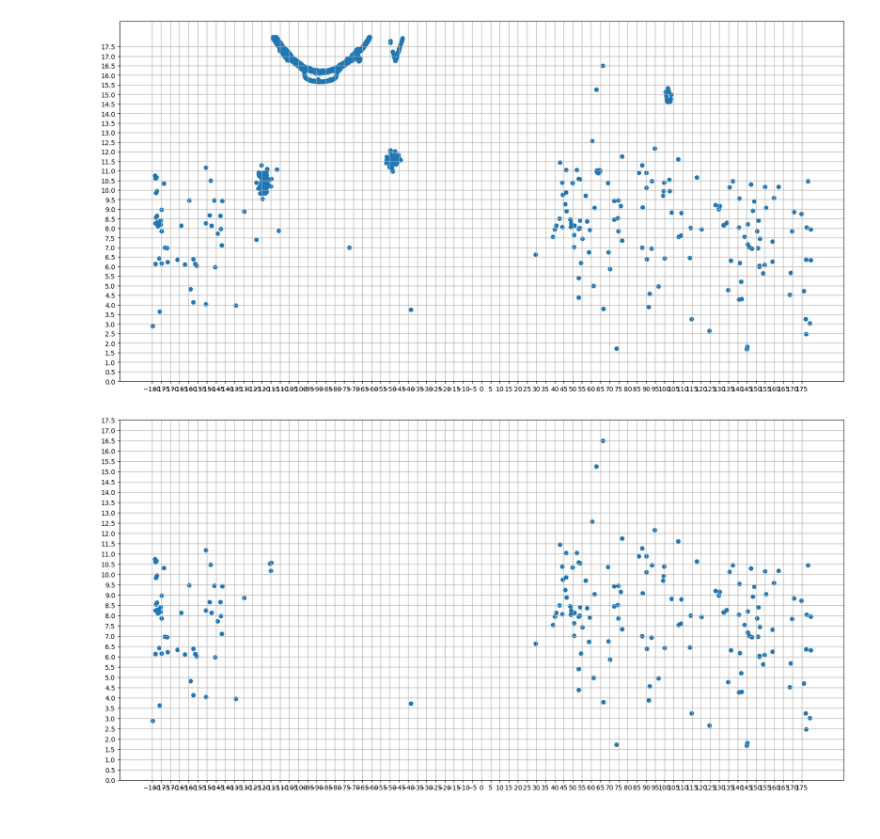
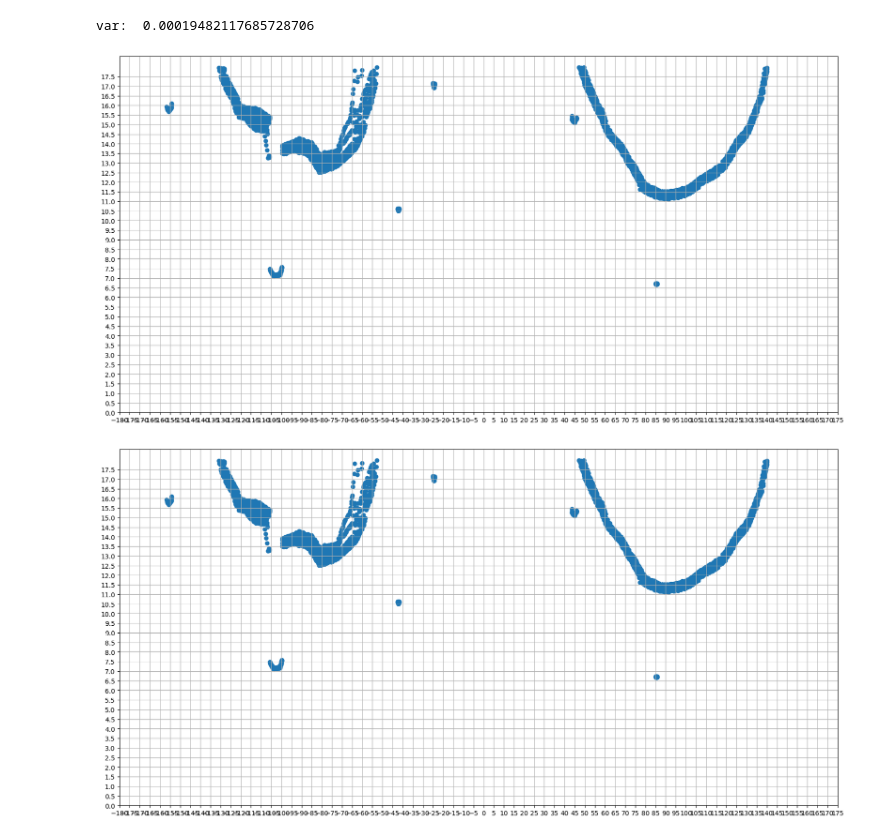
Before and after one commit to Kazawaryu/CARLA_ADA, a Jupyter notebook: test_code/s3/distri_iter.ipynb, the cells around one changed output. Saved outputs shown, nothing was run; the diff lists cells and outputs as text; code cells hidden in the pictures.

```diff
--- a/test_code/s3/distri_iter.ipynb
+++ b/test_code/s3/distri_iter.ipynb
@@ -22,9 +22,9 @@ from matplotlib import pyplot as plt
 # # file_name = '0000445520.bin'
 
 # pcd_path = os.path.join(dir_path, file_name)
-# idx = '017579'
-# pcd_path = '/home/newDisk/tool/carla_dataset_tool/dataset/training/velodyne/'+idx+'.bin'
-pcd_path = '/home/newDisk/cadcd/rain_01.bin'
+idx = '017579'
+pcd_path = '/home/newDisk/tool/carla_dataset_tool/raw_data/record_2024_0104_2328/vehicle.tesla.model3.master/velodyne/0000034979.bin'
+#pcd_path = '/home/newDisk/cadcd/snow_01.bin'
 pre_point = np.fromfile(str(pcd_path), dtype=np.dtype([
                                     ('x', np.float32),
                                     ('y', np.float32),
@@ -60,6 +60,11 @@ theta = np.arctan2(select_point[:,1], select_point[:,0])
 r = np.sqrt(select_point[:,0]**2 + select_point[:,1]**2)
 theta = theta*180/math.pi
 select_point_polar = np.array([theta, r]).T
+
+hist, bin_edges = np.histogram(select_point_polar[:,1], bins=100, range=(0, radius))
+hist = hist / np.sum(hist)
+var = np.var(hist)
+print('var: ', var)
 
 plt.figure(figsize=(20,10))
 plt.scatter(select_point_polar[:,0], select_point_polar[:,1])
@@ -97,32 +102,33 @@ for _ in range(loop):
     origin_length = 360 - sum(label_length.values())
     if origin_length < max_item[1]:
         origin_length = max_item[1]
         label_rho.pop(max_item[0])
         label_length.pop(max_item[0])
         near_points[-1] = near_points[max_item[0]]
 
     base_rho = K * near_points[-1]/origin_length
     drop_key = [k for k, v in label_rho.items() if v < base_rho]
 
     # drop the points in the obstacle cluster
     indice = [i for i in range(select_point_polar.shape[0]) if cls_labels[i] not in drop_key]
     last_select_point_polar = select_point_polar
     select_point_polar = select_point_polar[indice]
 
 DB.fit(select_point_polar)
 labels = DB.labels_
 n_clusters_ = len(set(labels)) - (1 if -1 in labels else 0)
 label_count = {}
 label_point = {}
 for i in range(n_clusters_):
     label_count[i] = np.sum(labels==i)
     label_point[i] = select_point_polar[labels==i]
 plt.figure(figsize=(20,10))
 plt.scatter(select_point_polar[:,0], select_point_polar[:,1])
 plt.xticks(np.arange(-180, 180, 5))
 plt.yticks(np.arange(0, radius, 0.5))
 plt.grid()
 plt.show()
 # %% [output]
+var:  0.00019482117685728706
-[figure, old version]
+[figure, new version]
-[figure, old version]
+[figure, new version]
```
Also changed, not shown: parts of 3 cells of this notebook, 1 other file.
